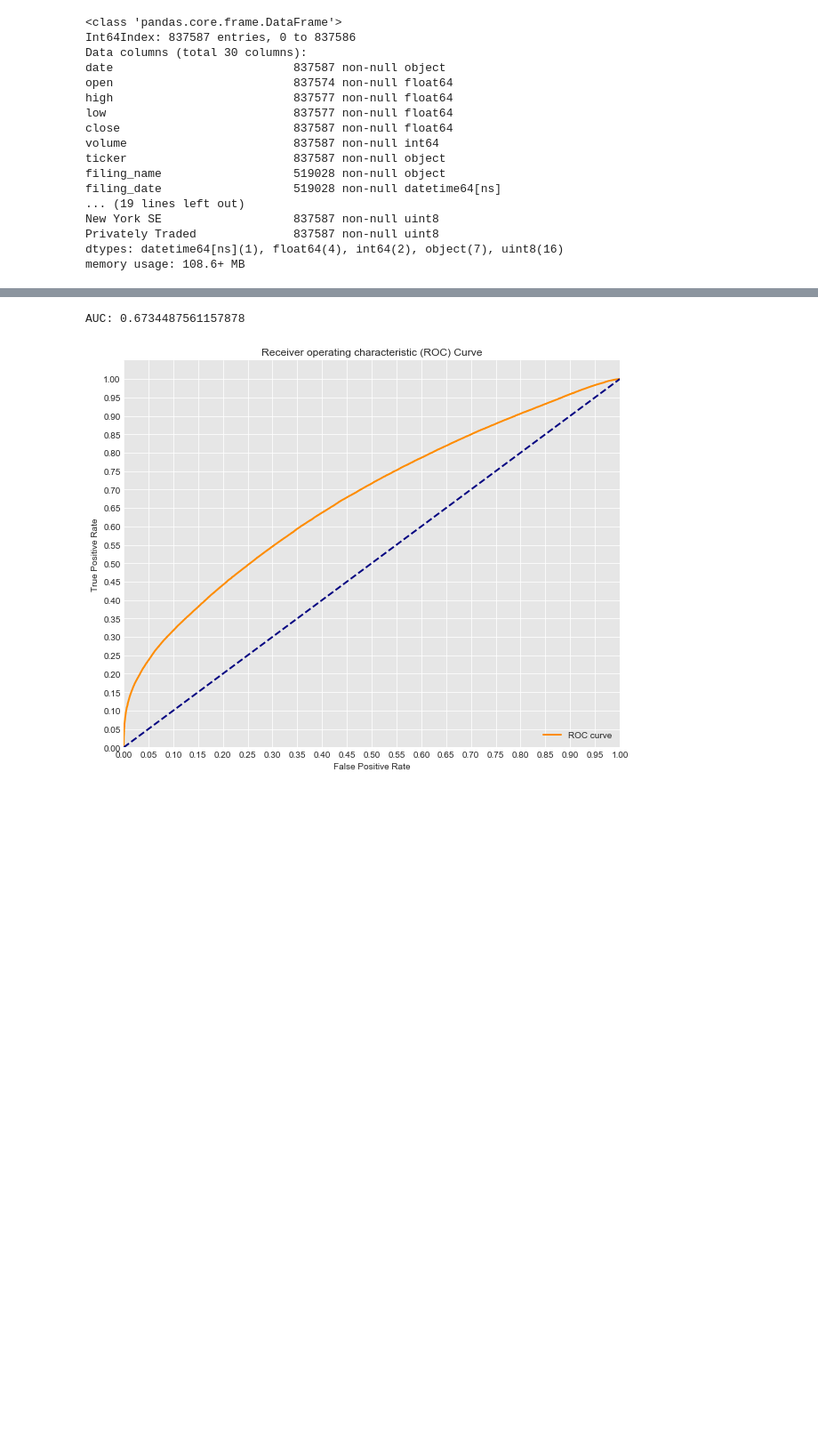
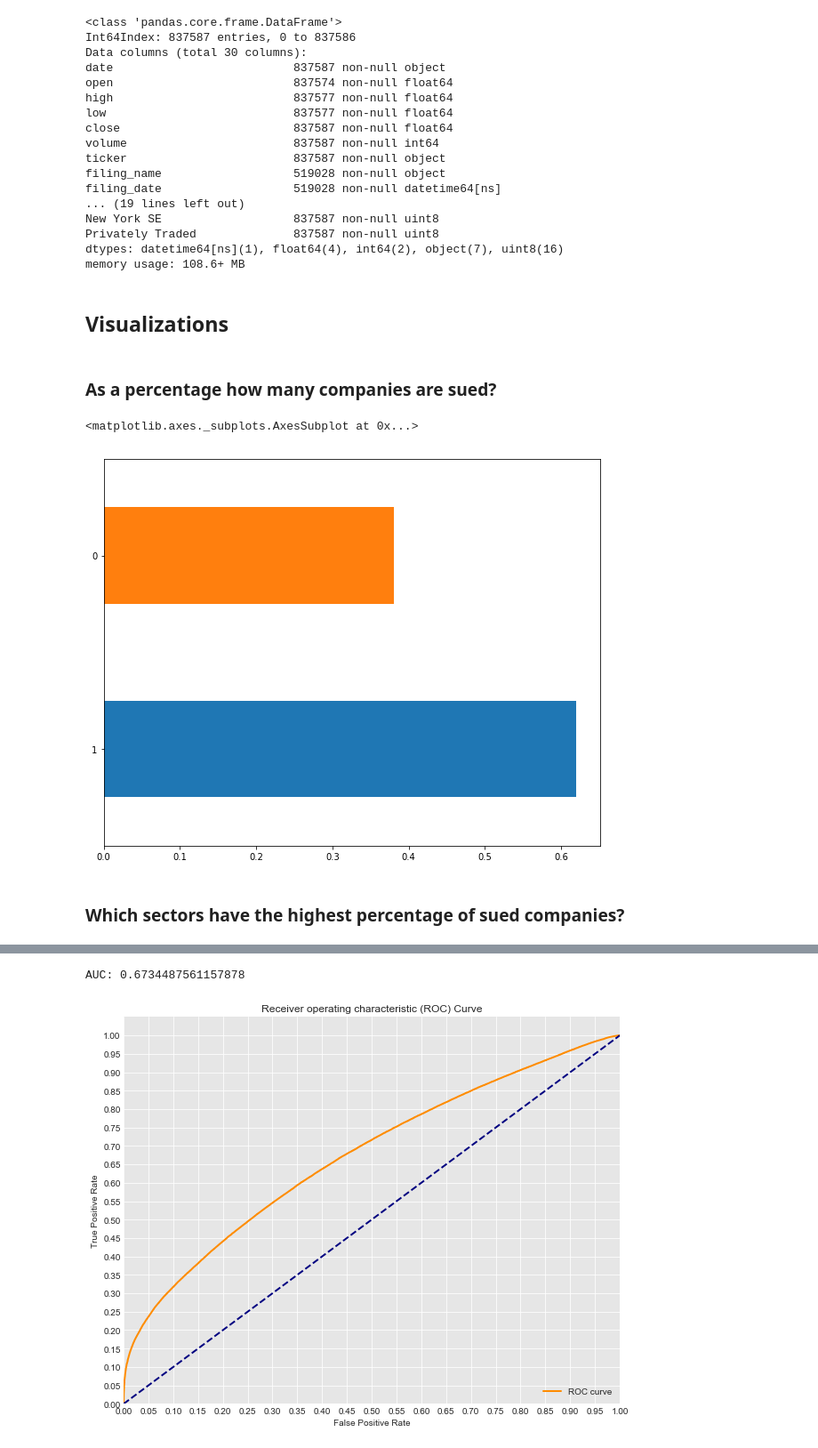
Before and after one commit to jkapl/securities-fraud-predict, a Jupyter notebook: stock-fraud-predict.ipynb, the cells around one changed output, grey strips where cells are left out. Shown: that part at 89% size. Cells and saved outputs as stored; diff of their text form; code cells hidden in the pictures; blank space fills up the shorter version.

Commit message:
added visualizations

```diff
--- a/stock-fraud-predict.ipynb
+++ b/stock-fraud-predict.ipynb
@@ -442,3 +394,14 @@ New York SE                   837587 non-null uint8
 Privately Traded              837587 non-null uint8
 dtypes: datetime64[ns](1), float64(4), int64(2), object(7), uint8(16)
 memory usage: 108.6+ MB
+# %% [markdown]
+## Visualizations
+# %% [markdown]
+### As a percentage how many companies are sued?
+# %%
+df_final2.sued.value_counts(normalize=True).plot(kind='barh', figsize=(10,8))
+# %% [output]
+<matplotlib.axes._subplots.AxesSubplot at 0x...>
+[figure, added]
+# %% [markdown]
+### Which sectors have the highest percentage of sued companies?
```
Also changed, not shown: parts of 30 cells of this notebook.
